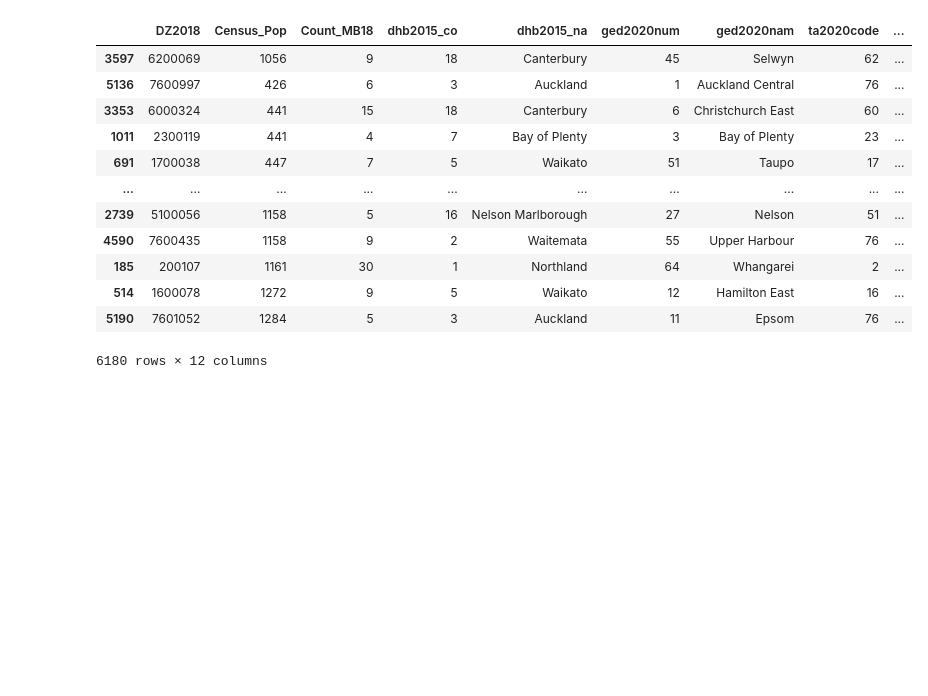
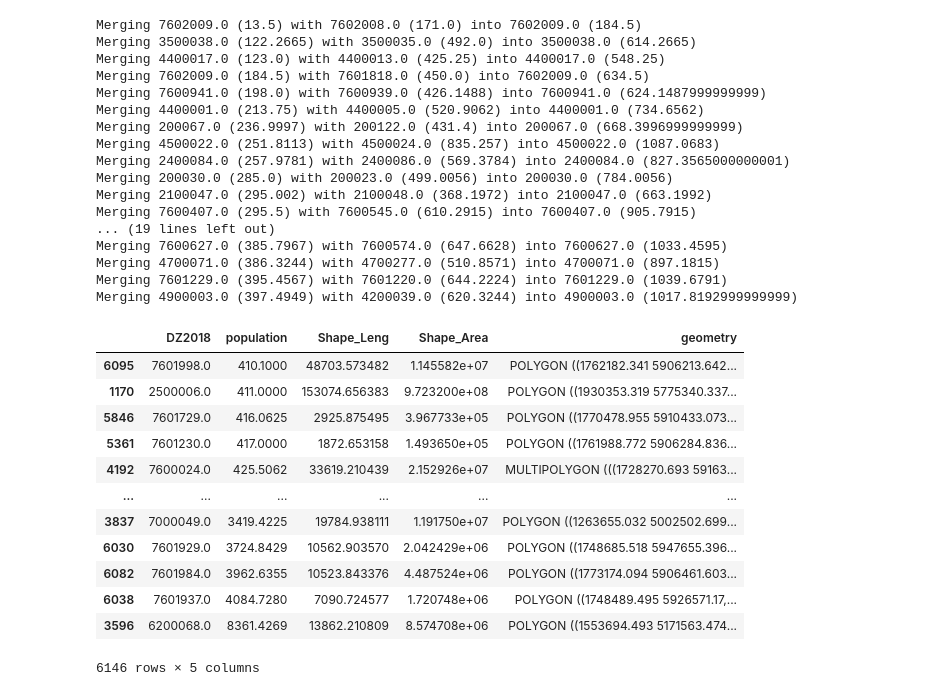
Before and after one commit to UoA-eResearch/IMD, a Jupyter notebook: merge_small_DZ.ipynb, the cells around one changed output. Cells and saved outputs as stored; diff of their text form; code cells hidden in the pictures; blank space fills up the shorter version.

```diff
--- a/merge_small_DZ.ipynb
+++ b/merge_small_DZ.ipynb
@@ -3,8 +3,7 @@ import geopandas as gpd
 import pandas as pd
 pd.set_option('display.max_columns', None)
 # %%
-imd = gpd.read_file("input/IMD2018.zip")
-imd = imd.sort_values("Census_Pop")
-imd = imd[imd.columns[~imd.columns.str.startswith(("Rank", "Dec", "Rnk"))]]
+imd = gpd.read_file("input/dz18_pop23.zip")
+imd.sort_values("population", inplace=True)
 imd
 # %% [output]
@@ -49,16 +52,7 @@ for neighbour in neighbours.itertuples():
 # %%
 merged = pd.concat((dz, neighbours.iloc[0:1])).dissolve(aggfunc={
     "DZ2018": "first",
-    "Census_Pop": "sum",
-    "Count_MB18": "sum",
-    "dhb2015_co": "first",
-    "dhb2015_na": "first",
-    "ged2020num": "first",
-    "ged2020nam": "first",
-    "ta2020code": "first",
-    "ta2020name": "first",
-    "regc2020co": "first",
-    "regc2020na": "first"
+    "population": "sum",
 })
 merged.index = dz.index
 merged
@@ -74,18 +68,45 @@ merged.boundary.plot(ax=ax, color="red")
 # %%
-imd.drop(neighbours.index[0], inplace=True)
-imd.update(merged)
+while imd.population.iloc[0] < 399:
+    dz = imd.iloc[0:1]
+    neighbours = imd[imd.geometry.touches(dz.geometry.iloc[0])]
+    merged = pd.concat((dz, neighbours.iloc[0:1])).dissolve(aggfunc={
+        "DZ2018": "first",
+        "population": "sum",
+    })
+    print(f"Merging {dz.DZ2018.iloc[0]} ({dz.population.iloc[0]}) with {neighbours.DZ2018.iloc[0]} ({neighbours.population.iloc[0]}) into {merged.DZ2018.iloc[0]} ({merged.population.iloc[0]})")
+    merged.index = dz.index
+    imd.drop(neighbours.index[0], inplace=True)
+    imd.update(merged)
+    imd.sort_values("population", inplace=True)
 imd
 # %% [output]
+Merging 7602009.0 (13.5) with 7602008.0 (171.0) into 7602009.0 (184.5)
+Merging 3500038.0 (122.2665) with 3500035.0 (492.0) into 3500038.0 (614.2665)
+Merging 4400017.0 (123.0) with 4400013.0 (425.25) into 4400017.0 (548.25)
+Merging 7602009.0 (184.5) with 7601818.0 (450.0) into 7602009.0 (634.5)
+Merging 7600941.0 (198.0) with 7600939.0 (426.1488) into 7600941.0 (624.1487999999999)
+Merging 4400001.0 (213.75) with 4400005.0 (520.9062) into 4400001.0 (734.6562)
+Merging 200067.0 (236.9997) with 200122.0 (431.4) into 200067.0 (668.3996999999999)
+Merging 4500022.0 (251.8113) with 4500024.0 (835.257) into 4500022.0 (1087.0683)
+Merging 2400084.0 (257.9781) with 2400086.0 (569.3784) into 2400084.0 (827.3565000000001)
+Merging 200030.0 (285.0) with 200023.0 (499.0056) into 200030.0 (784.0056)
+Merging 2100047.0 (295.002) with 2100048.0 (368.1972) into 2100047.0 (663.1992)
+Merging 7600407.0 (295.5) with 7600545.0 (610.2915) into 7600407.0 (905.7915)
+... (19 lines left out)
+Merging 7600627.0 (385.7967) with 7600574.0 (647.6628) into 7600627.0 (1033.4595)
+Merging 4700071.0 (386.3244) with 4700277.0 (510.8571) into 4700071.0 (897.1815)
+Merging 7601229.0 (395.4567) with 7601220.0 (644.2224) into 7601229.0 (1039.6791)
+Merging 4900003.0 (397.4949) with 4200039.0 (620.3244) into 4900003.0 (1017.8192999999999)
-|  | DZ2018 | Census_Pop | Count_MB18 | dhb2015_co | dhb2015_na | ged2020num | ged2020nam | ta2020code | ... |
-| 3597 | 6200069 | 1056 | 9 | 18 | Canterbury | 45 | Selwyn | 62 | ... |
-| 5136 | 7600997 | 426 | 6 | 3 | Auckland | 1 | Auckland Central | 76 | ... |
-| 3353 | 6000324 | 441 | 15 | 18 | Canterbury | 6 | Christchurch East | 60 | ... |
-| 1011 | 2300119 | 441 | 4 | 7 | Bay of Plenty | 3 | Bay of Plenty | 23 | ... |
-| 691 | 1700038 | 447 | 7 | 5 | Waikato | 51 | Taupo | 17 | ... |
-| ... | ... | ... | ... | ... | ... | ... | ... | ... | ... |
-| 2739 | 5100056 | 1158 | 5 | 16 | Nelson Marlborough | 27 | Nelson | 51 | ... |
-| 4590 | 7600435 | 1158 | 9 | 2 | Waitemata | 55 | Upper Harbour | 76 | ... |
-| 185 | 200107 | 1161 | 30 | 1 | Northland | 64 | Whangarei | 2 | ... |
-| 514 | 1600078 | 1272 | 9 | 5 | Waikato | 12 | Hamilton East | 16 | ... |
-| 5190 | 7601052 | 1284 | 5 | 3 | Auckland | 11 | Epsom | 76 | ... |
+|  | DZ2018 | population | Shape_Leng | Shape_Area | geometry |
+| 6095 | 7601998.0 | 410.1000 | 48703.573482 | 1.145582e+07 | POLYGON ((1762182.341 5906213.642... |
+| 1170 | 2500006.0 | 411.0000 | 153074.656383 | 9.723200e+08 | POLYGON ((1930353.319 5775340.337... |
+| 5846 | 7601729.0 | 416.0625 | 2925.875495 | 3.967733e+05 | POLYGON ((1770478.955 5910433.073... |
+| 5361 | 7601230.0 | 417.0000 | 1872.653158 | 1.493650e+05 | POLYGON ((1761988.772 5906284.836... |
+| 4192 | 7600024.0 | 425.5062 | 33619.210439 | 2.152926e+07 | MULTIPOLYGON (((1728270.693 59163... |
+| ... | ... | ... | ... | ... | ... |
+| 3837 | 7000049.0 | 3419.4225 | 19784.938111 | 1.191750e+07 | POLYGON ((1263655.032 5002502.699... |
+| 6030 | 7601929.0 | 3724.8429 | 10562.903570 | 2.042429e+06 | POLYGON ((1748685.518 5947655.396... |
+| 6082 | 7601984.0 | 3962.6355 | 10523.843376 | 4.487524e+06 | POLYGON ((1773174.094 5906461.603... |
+| 6038 | 7601937.0 | 4084.7280 | 7090.724577 | 1.720748e+06 | POLYGON ((1748489.495 5926571.17,... |
+| 3596 | 6200068.0 | 8361.4269 | 13862.210809 | 8.574708e+06 | POLYGON ((1553694.493 5171563.474... |
-6180 rows × 12 columns
+6146 rows × 5 columns
```
Also changed, not shown: parts of 8 cells of this notebook.
